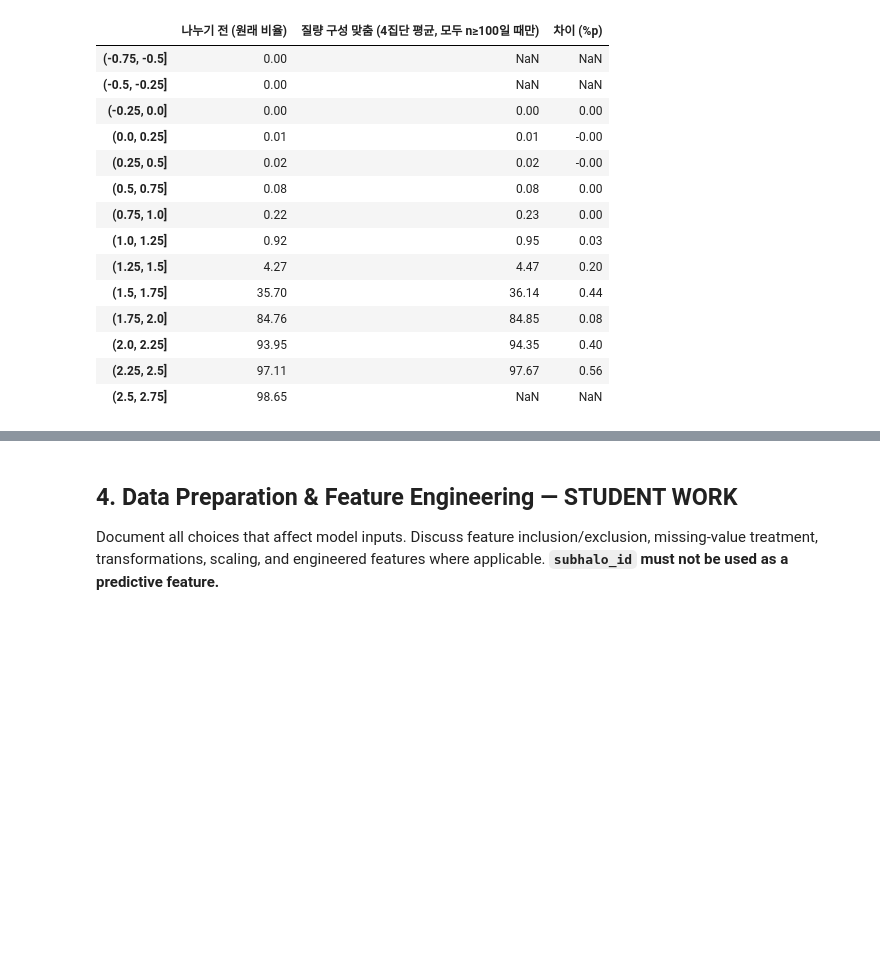
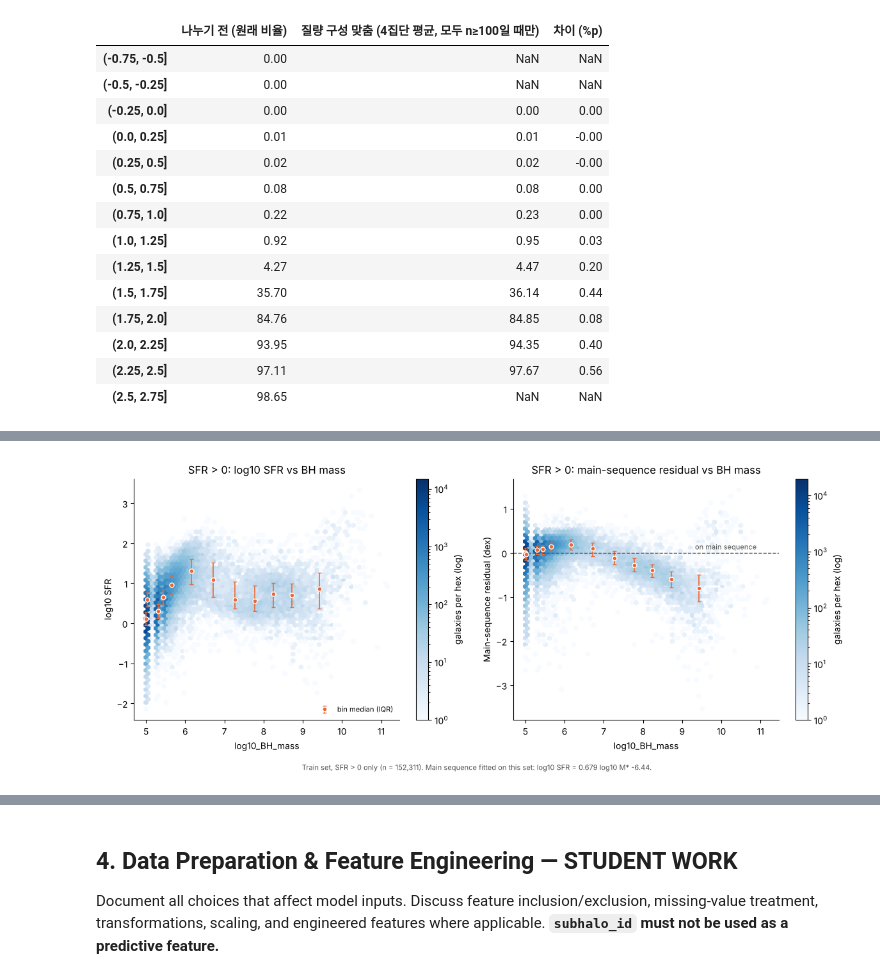
Before and after one commit to ZizonK7/sdi2026-galaxy-sfr, a Jupyter notebook: work/팀원/james_eda.ipynb, the cells around one changed output, grey strips where cells are left out. Drawn from its saved outputs; the diff is of its cells as text; code cells hidden in the pictures; blank space fills up the shorter version.

```diff
--- a/work/팀원/james_eda.ipynb
+++ b/work/팀원/james_eda.ipynb
@@ -788,0 +1055,28 @@ display(cmp_std.round(2))
+# %%
+# 그림 B: SFR > 0 은하에서 BH 질량과 log10 SFR(왼쪽), 주계열 잔차(오른쪽). 점은 BH 구간별 중앙값, 세로선은 25~75%
+fig, axes = plt.subplots(1, 2, figsize=(12, 4.8))
+mids = gp["resid"].median().index
+xmed = gp.apply(lambda d: pos_tr.loc[d.index, BH].median())
+for ax, col, ylab, title in [
+    (axes[0], lsfr, "log10 SFR", "SFR > 0: log10 SFR vs BH mass"),
+    (axes[1], ms_resid, "Main-sequence residual (dex)", "SFR > 0: main-sequence residual vs BH mass"),
+]:
+    hb = ax.hexbin(bh_pos, col, gridsize=60, bins="log", cmap="Blues", mincnt=1)
+    key = "lsfr" if col is lsfr else "resid"
+    med = gp[key].median(); q1 = gp[key].quantile(0.25); q3 = gp[key].quantile(0.75)
+    ax.errorbar(xmed, med, yerr=[med - q1, q3 - med], fmt="o", color="#eb6834", ecolor="#eb6834",
+                ms=5, mec="white", mew=1, elinewidth=1.2, capsize=2, label="bin median (IQR)")
+    ax.set_xlabel("log10_BH_mass")
+    ax.set_ylabel(ylab)
+    ax.set_title(title)
+    ax.spines[["top", "right"]].set_visible(False)
+    fig.colorbar(hb, ax=ax, label="galaxies per hex (log)")
+axes[1].axhline(0, color="#52514e", lw=1, ls="--")
+axes[1].text(10.9, 0.08, "on main sequence", ha="right", fontsize=8, color="#52514e")
+axes[0].legend(frameon=False, fontsize=8, loc="lower right")
+fig.text(0.5, -0.03, f"Train set, SFR > 0 only (n = {len(pos_tr):,}). Main sequence fitted on this set: "
+         f"log10 SFR = {ms_slope:.3f} log10 M* {ms_int:+.2f}.", ha="center", fontsize=8, color="#52514e")
+plt.tight_layout()
+plt.show()
+# %% [output]
+[figure, added]
```
Also changed, not shown: parts of 19 cells of this notebook.
